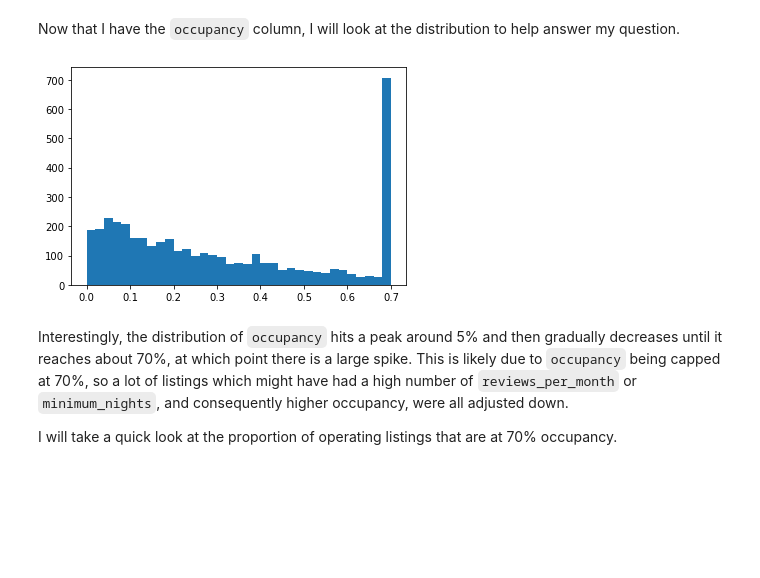
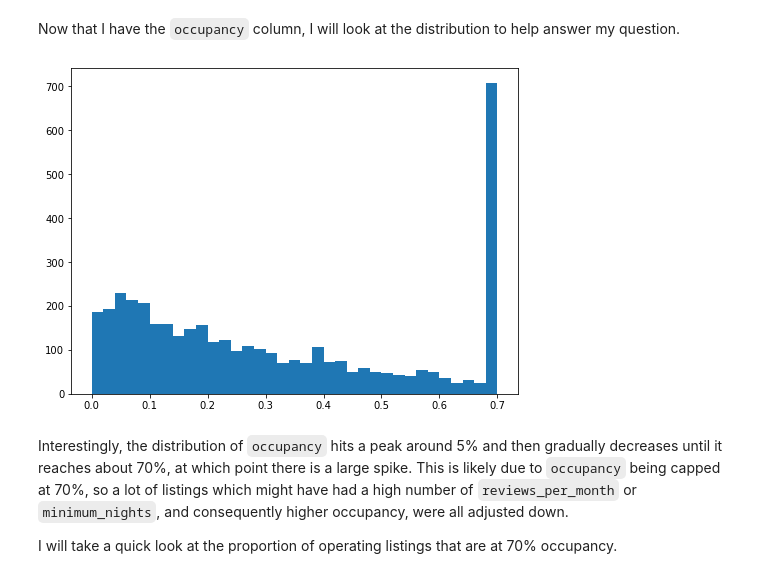
Before and after one commit to evanchen13/scc-airbnb, a Jupyter notebook: scc-airbnb.ipynb, the cells around one changed output. Drawn from its saved outputs; the diff is of its cells as text; code cells hidden in the pictures; blank space fills up the shorter version.

Commit message:
refactor: Increase size of visualizations

```diff
--- a/scc-airbnb.ipynb
+++ b/scc-airbnb.ipynb
@@ -299,9 +299,10 @@ Now that I have the `occupancy` column, I will look at the distribution to help
 # %%
 bin_size = 0.02
 bins = np.arange(0, 0.7+bin_size, bin_size)
+plt.figure(figsize=[8, 6])
 plt.hist(data=listings_occ, x='occupancy', bins=bins);
 # %% [output]
-[figure, old version]
+[figure, new version]
 # %% [markdown]
 Interestingly, the distribution of `occupancy` hits a peak around 5% and then gradually decreases until it reaches about 70%, at which point there is a large spike. This is likely due to `occupancy` being capped at 70%, so a lot of listings which might have had a high number of `reviews_per_month` or `minimum_nights`, and consequently higher occupancy, were all adjusted down.
 
```
Also changed, not shown: parts of 25 cells of this notebook.
